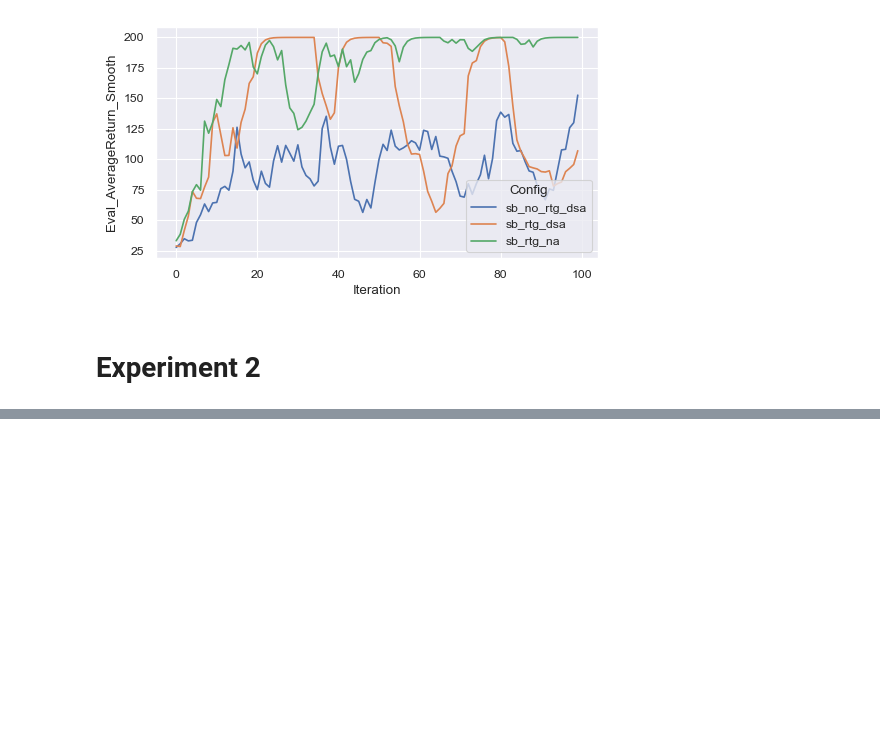
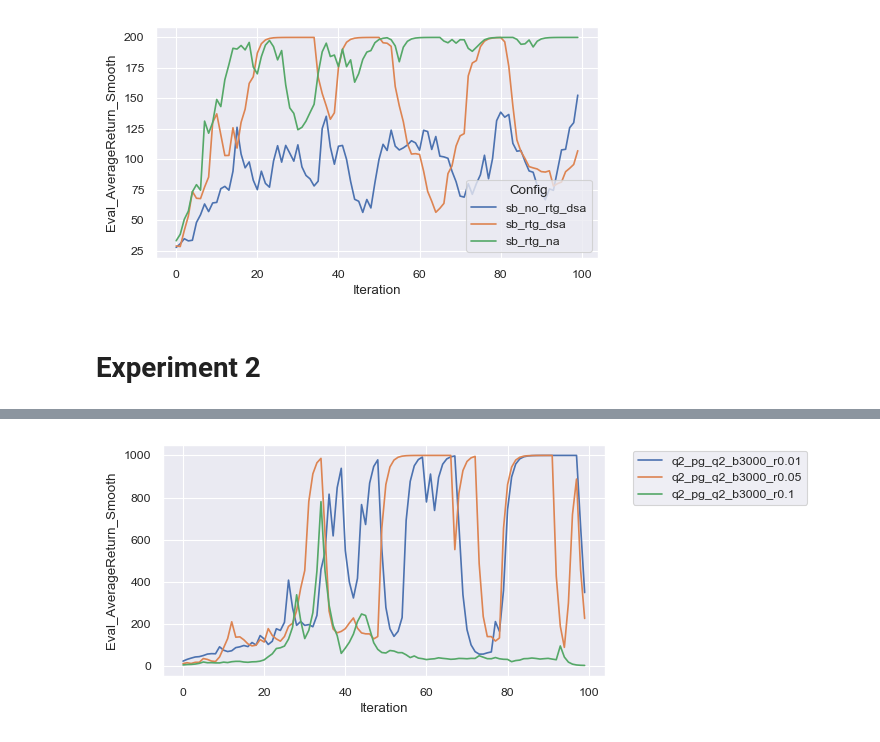
Before and after one commit to kalinplus/cs285-fa22-hw, a Jupyter notebook: hw2/DataVisualization.ipynb, the cells around one changed output, grey strips where cells are left out. Saved outputs shown, nothing was run; the diff lists cells and outputs as text; code cells hidden in the pictures; blank space fills up the shorter version.

```diff
--- a/hw2/DataVisualization.ipynb
+++ b/hw2/DataVisualization.ipynb
@@ -86,0 +148,10 @@ plt.savefig(os.path.join(export_dir, 'q1_sb.png'),dpi=200, bbox_inches='tight')
+# %%
+plt.figure(figsize=figsize)
+
+df_b3000 = data_q2[data_q2.Config.str.contains('b3000')]
+
+sns.lineplot(data=df_b3000, x='Iteration', y='Eval_AverageReturn_Smooth', hue='Config')
+plt.legend(bbox_to_anchor=(1.05, 1), loc='upper left')
+plt.savefig(os.path.join(export_dir, 'q2_a2.png'), bbox_inches='tight')
+# %% [output]
+[figure, added]
```
Also changed, not shown: parts of 6 cells of this notebook, 16 other files.
